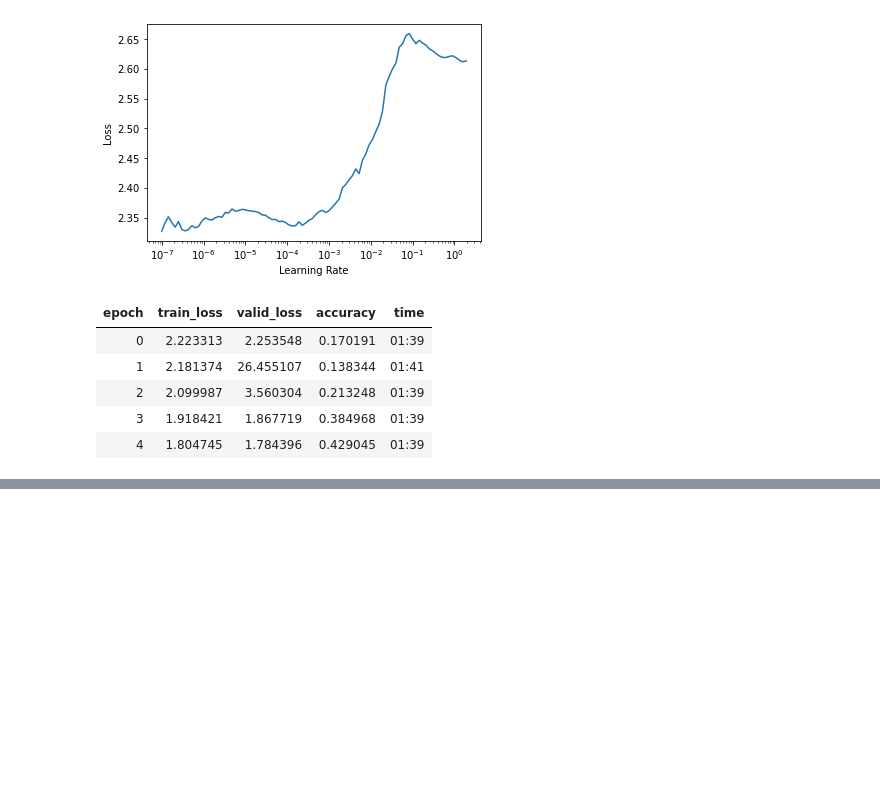
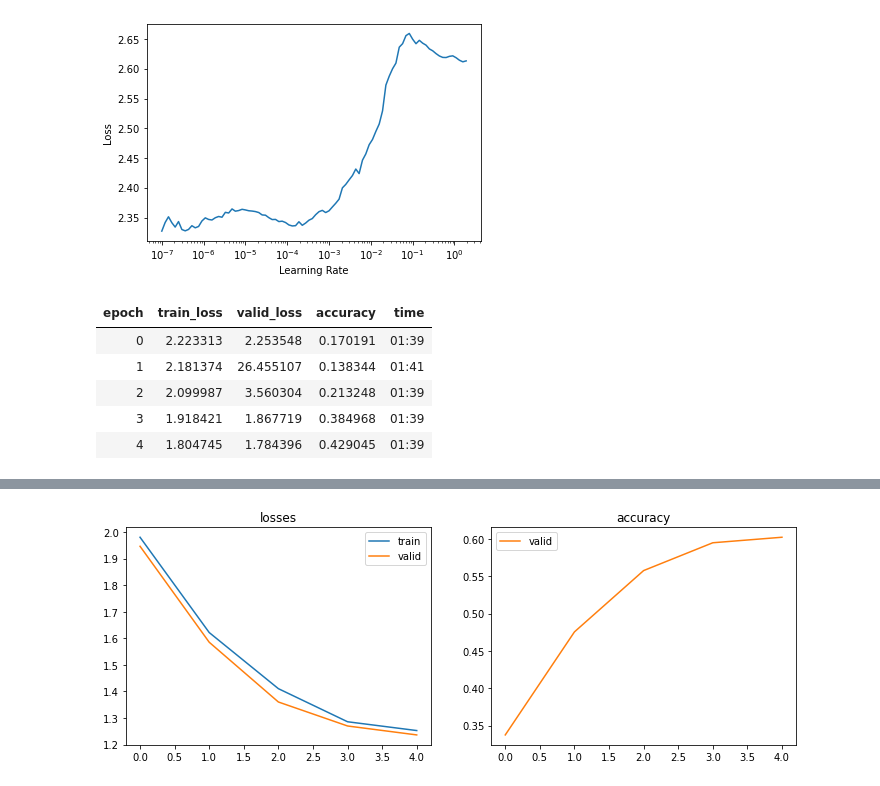
Before and after one commit to m0sys/retinanet-from-torch, a Jupyter notebook: notebooks/17_xresnet_train_on_imagenette.ipynb, the cells around one changed output, grey strips where cells are left out. Saved outputs shown, nothing was run; the diff lists cells and outputs as text; code cells hidden in the pictures; blank space fills up the shorter version.

```diff
--- a/notebooks/17_xresnet_train_on_imagenette.ipynb
+++ b/notebooks/17_xresnet_train_on_imagenette.ipynb
@@ -200,0 +191,4 @@ Total size: 96223126
+# %%
+learn.recorder.plot_metrics()
+# %% [output]
+[figure, added]
```
Also changed, not shown: parts of 69 cells of this notebook, 3 other files.
